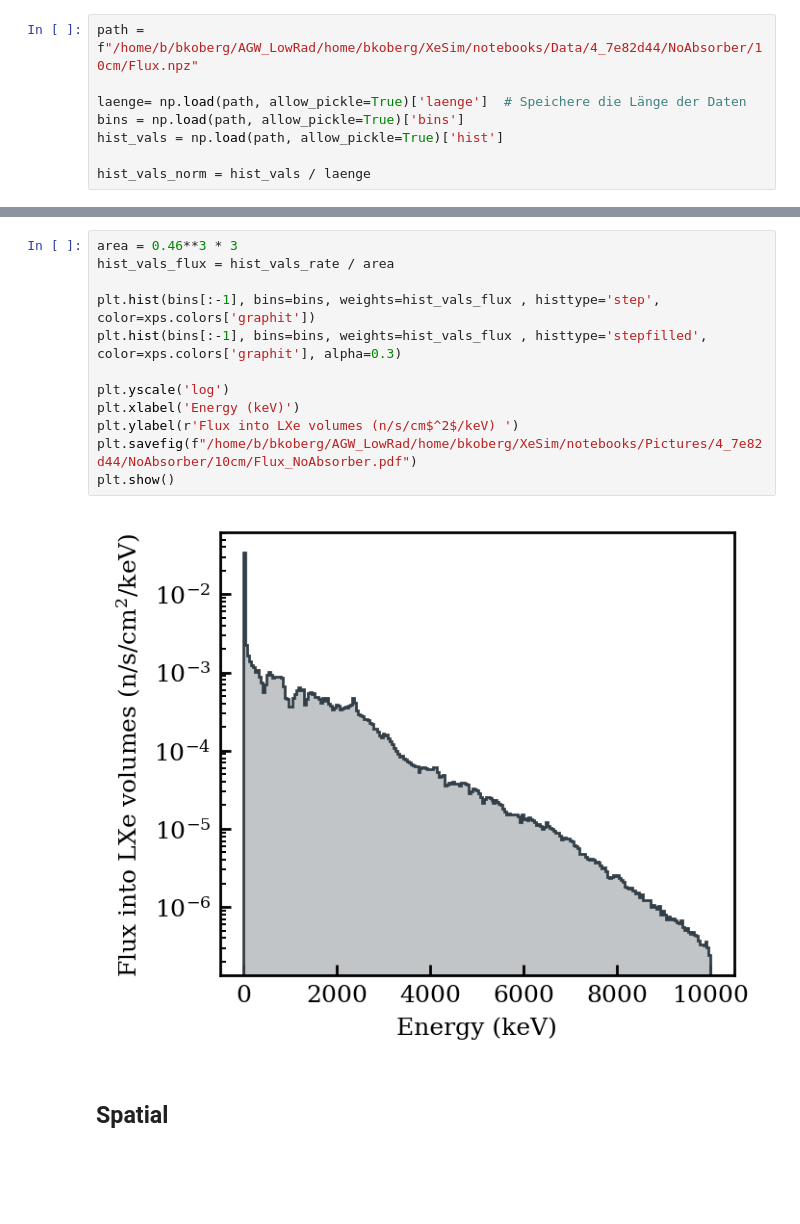
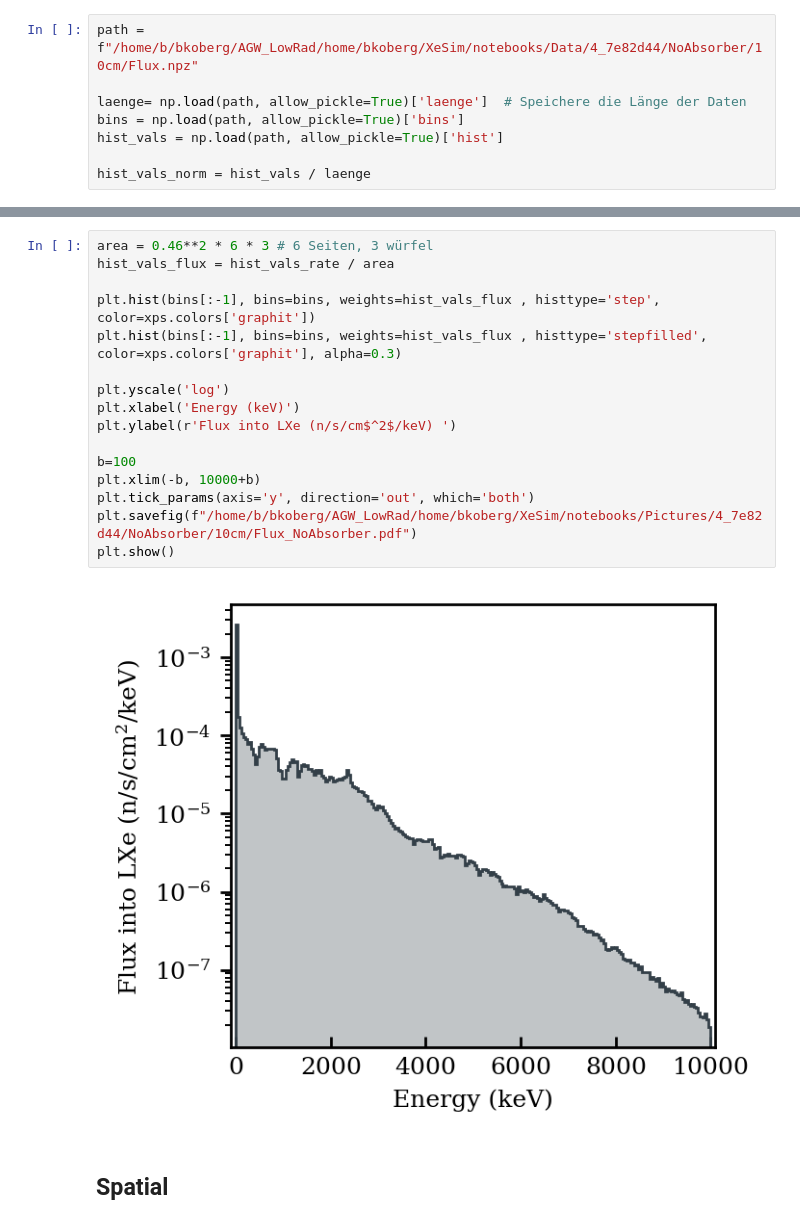
Before and after one commit to B-Koberg/XeSim, a Jupyter notebook: notebooks/Analysis_Plots.ipynb, the cells around one changed output, grey strips where cells are left out. Drawn from its saved outputs; the diff is of its cells as text; blank space fills up the shorter version.

```diff
--- a/notebooks/Analysis_Plots.ipynb
+++ b/notebooks/Analysis_Plots.ipynb
@@ -628,17 +654,21 @@ Text(0, 0.5, 'Rate (n/s/keV) ')
 # %%
-area = 0.46**3 * 3
+area = 0.46**2 * 6 * 3 # 6 Seiten, 3 würfel
 hist_vals_flux = hist_vals_rate / area
 
 plt.hist(bins[:-1], bins=bins, weights=hist_vals_flux , histtype='step', color=xps.colors['graphit'])
 plt.hist(bins[:-1], bins=bins, weights=hist_vals_flux , histtype='stepfilled', color=xps.colors['graphit'], alpha=0.3)
 
 plt.yscale('log')
 plt.xlabel('Energy (keV)')
-plt.ylabel(r'Flux into LXe volumes (n/s/cm$^2$/keV) ')
+plt.ylabel(r'Flux into LXe (n/s/cm$^2$/keV) ')
+
+b=100
+plt.xlim(-b, 10000+b)
+plt.tick_params(axis='y', direction='out', which='both')
 plt.savefig(f"/home/b/bkoberg/AGW_LowRad/home/bkoberg/XeSim/notebooks/Pictures/4_7e82d44/NoAbsorber/10cm/Flux_NoAbsorber.pdf")
 plt.show()
 # %% [output]
-[figure, old version]
+[figure, new version]
 # %% [markdown]
 ## Spatial
 # %%
```
Also changed, not shown: parts of 6 cells of this notebook, 23 other files.
